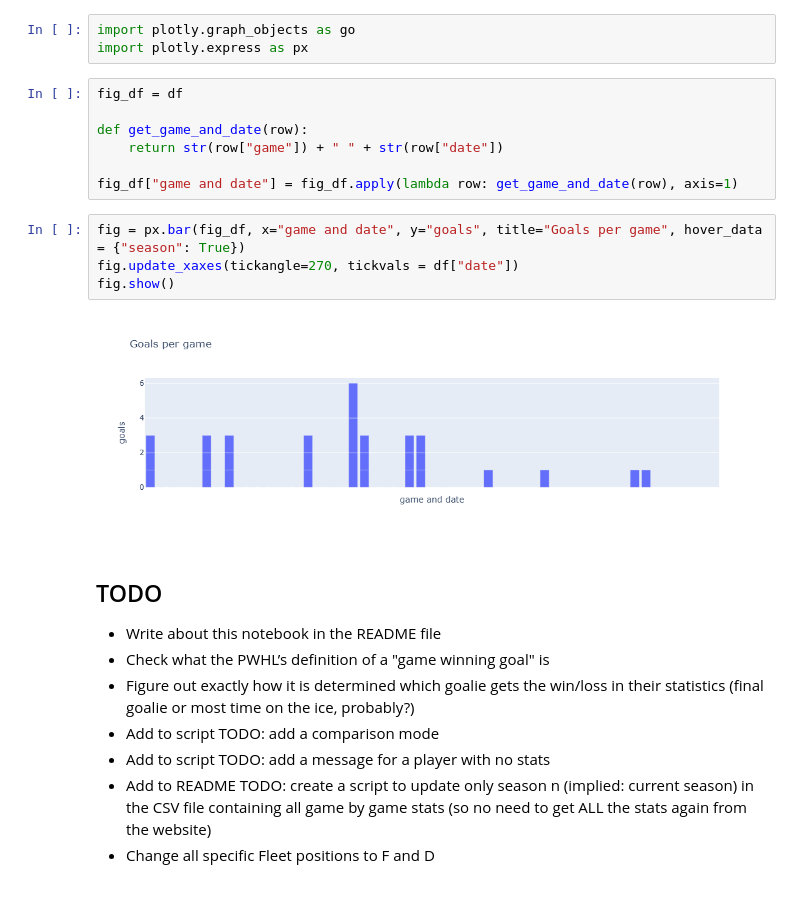
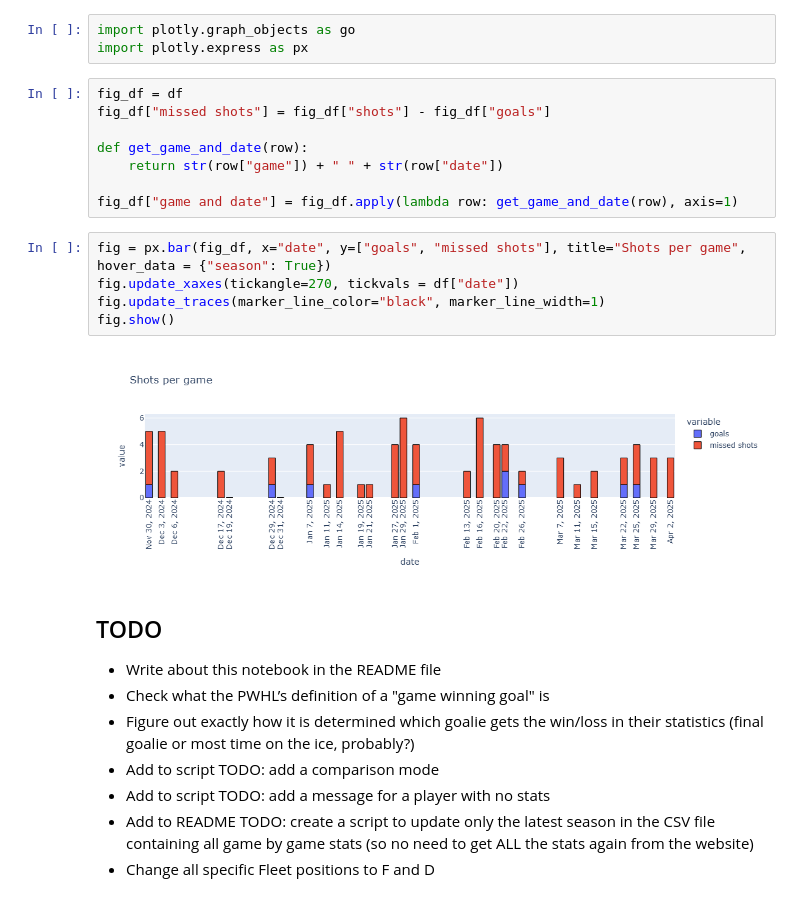
Before and after one commit to AGasconAfriat/pwhl_data-analysis, a Jupyter notebook: detailed-stats.ipynb, the cells around one changed output. Drawn from its saved outputs; the diff is of its cells as text.

Commit message:
First visualization

```diff
--- a/detailed-stats.ipynb
+++ b/detailed-stats.ipynb
@@ -490,17 +490,19 @@ import plotly.graph_objects as go
 import plotly.express as px
 # %%
 fig_df = df
+fig_df["missed shots"] = fig_df["shots"] - fig_df["goals"]
 
 def get_game_and_date(row):
     return str(row["game"]) + " " + str(row["date"])
 
 fig_df["game and date"] = fig_df.apply(lambda row: get_game_and_date(row), axis=1)
 # %%
-fig = px.bar(fig_df, x="game and date", y="goals", title="Goals per game", hover_data = {"season": True})
+fig = px.bar(fig_df, x="date", y=["goals", "missed shots"], title="Shots per game", hover_data = {"season": True})
 fig.update_xaxes(tickangle=270, tickvals = df["date"])
+fig.update_traces(marker_line_color="black", marker_line_width=1)
 fig.show()
 # %% [output]
-[figure, old version]
+[figure, new version]
 # %% [markdown]
 ## TODO
 
@@ -509,5 +511,5 @@ fig.show()
 - Figure out exactly how it is determined which goalie gets the win/loss in their statistics (final goalie or most time on the ice, probably?)
 - Add to script TODO: add a comparison mode
 - Add to script TODO: add a message for a player with no stats
-- Add to README TODO: create a script to update only season n (implied: current season) in the CSV file containing all game by game stats (so no need to get ALL the stats again from the website)
+- Add to README TODO: create a script to update only the latest season in the CSV file containing all game by game stats (so no need to get ALL the stats again from the website)
 - Change all specific Fleet positions to F and D
```
